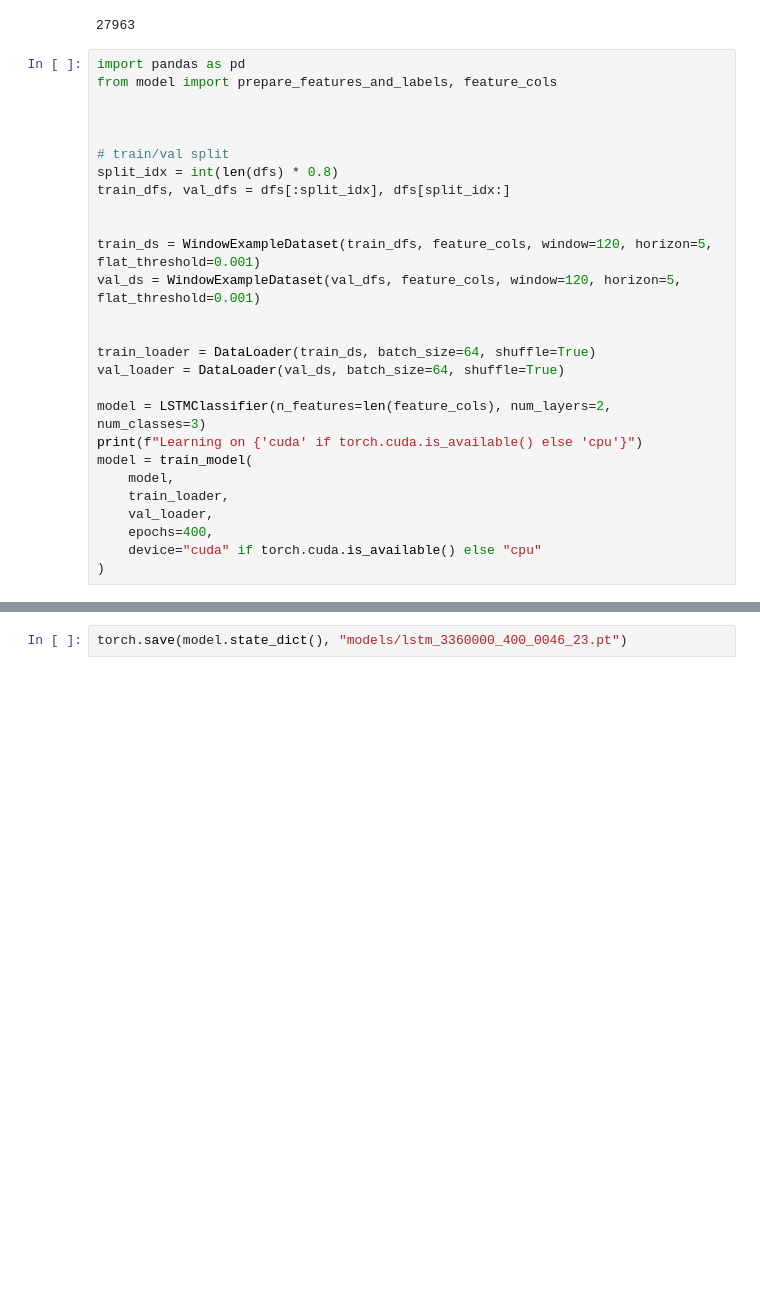
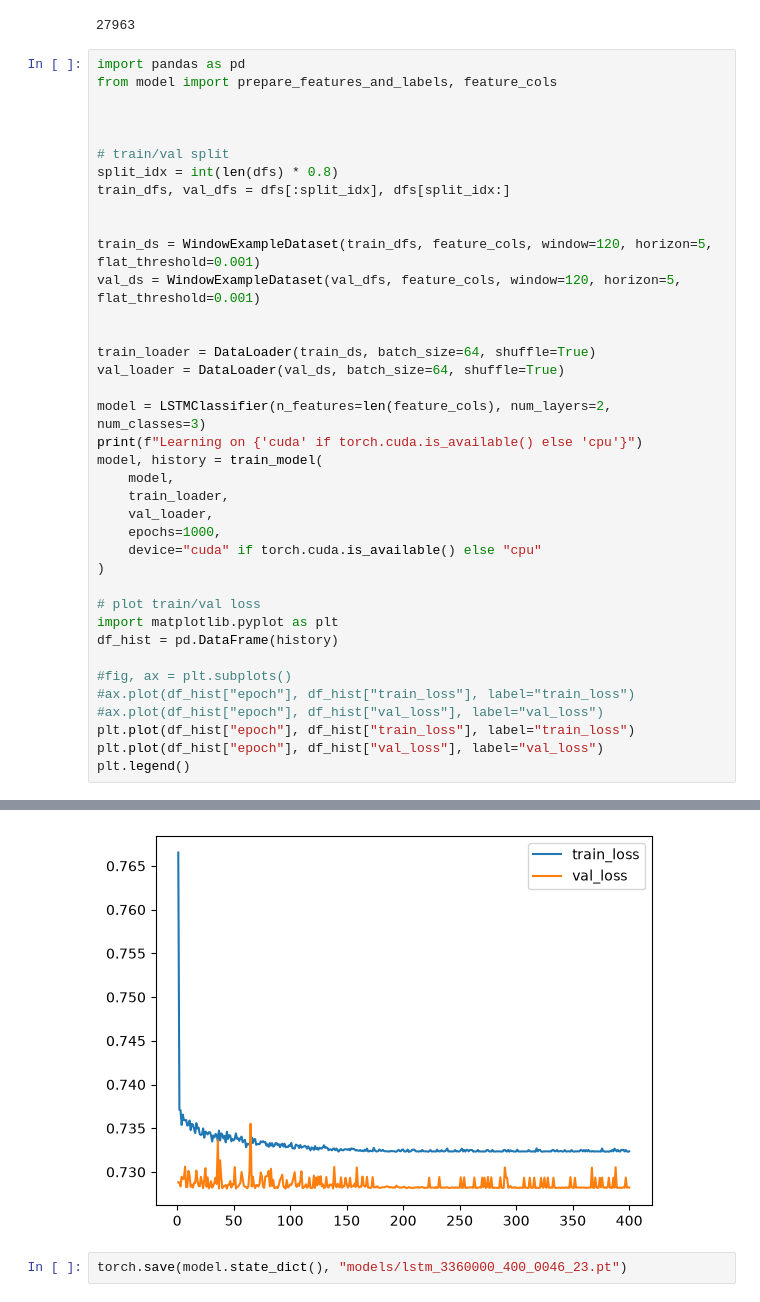
Before and after one commit to mote4ka/SyntheticMarket, a Jupyter notebook: train.ipynb, the cells around one changed output, grey strips where cells are left out. Saved outputs shown, nothing was run; the diff lists cells and outputs as text; blank space fills up the shorter version.

Commit message:
train function upgraded

```diff
--- a/train.ipynb
+++ b/train.ipynb
@@ -136,13 +182,24 @@ val_loader = DataLoader(val_ds, batch_size=64, shuffle=True)
 
 model = LSTMClassifier(n_features=len(feature_cols), num_layers=2, num_classes=3)
 print(f"Learning on {'cuda' if torch.cuda.is_available() else 'cpu'}")
-model = train_model(
+model, history = train_model(
     model,
     train_loader,
     val_loader,
-    epochs=400,
+    epochs=1000,
     device="cuda" if torch.cuda.is_available() else "cpu"
 )
+
+# plot train/val loss
+import matplotlib.pyplot as plt
+df_hist = pd.DataFrame(history)
+
+#fig, ax = plt.subplots()
+#ax.plot(df_hist["epoch"], df_hist["train_loss"], label="train_loss")
+#ax.plot(df_hist["epoch"], df_hist["val_loss"], label="val_loss")
+plt.plot(df_hist["epoch"], df_hist["train_loss"], label="train_loss")
+plt.plot(df_hist["epoch"], df_hist["val_loss"], label="val_loss")
+plt.legend()
 # %% [output]
 Valid examples: 22370 / 22370
 Valid examples: 5593 / 5593
@@ -164,2 +222,3 @@ Epoch 100: train_loss=0.7331, val_acc=0.5013, val_f1=0.2226
+[figure, added]
 # %%
 torch.save(model.state_dict(), "models/lstm_3360000_400_0046_23.pt")
```
Also changed, not shown: parts of 2 cells of this notebook, 16 other files.
